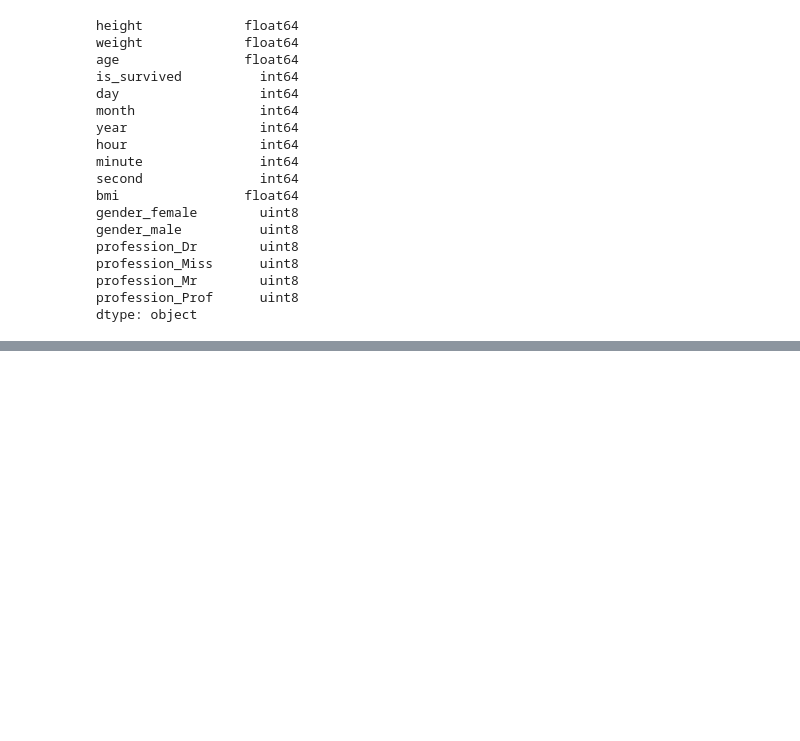
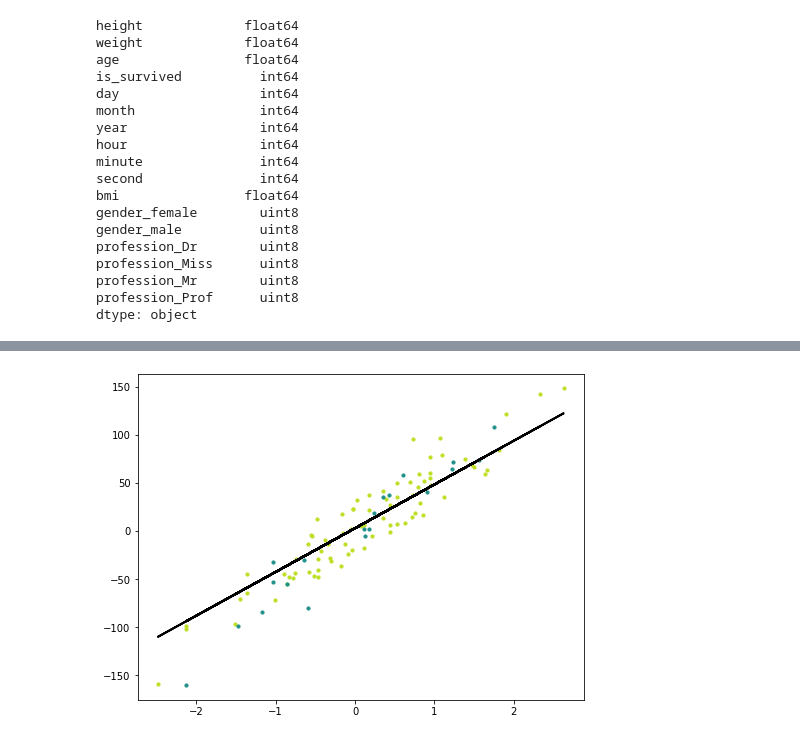
Before and after one commit to BastinRobin/ML101, a Jupyter notebook: notebooks/Feature Engineering - ML101.ipynb, the cells around one changed output, grey strips where cells are left out. Saved outputs shown, nothing was run; the diff lists cells and outputs as text; code cells hidden in the pictures; blank space fills up the shorter version.

Commit message:
Added: Model building

```diff
--- a/notebooks/Feature Engineering - ML101.ipynb
+++ b/notebooks/Feature Engineering - ML101.ipynb
@@ -440,0 +487,2 @@ dtype: object
+# %%
+data = pd.DataFrame({'age': age, 'height': height, 'weight': weight, 'survival': survival})
@@ -440,0 +556,4 @@ dtype: object
+# %%
+X = data[['weight', 'height', 'survival']]
+# %%
+y = data['age']
@@ -440,0 +710,13 @@ dtype: object
+# %%
+# calculate the spearmans's correlation between two variables
+from numpy.random import randn
+from numpy.random import seed
+from scipy.stats import spearmanr
+# seed random number generator
+seed(1)
+# prepare data
+data1 = 20 * randn(1000) + 100
+data2 = data1 + (10 * randn(1000) + 50)
+# calculate spearman's correlation
+corr, _ = spearmanr(data1, data2)
+print('Spearmans correlation: %.3f' % corr)
@@ -440,0 +725,79 @@ dtype: object
+# %%
+import numpy as np
+
+
+class LinearRegression:
+
+    def __init__(self, lr=0.001, n_iters=1000):
+        self.lr = lr
+        self.n_iters = n_iters
+        self.weights = None
+        self.bias = None
+
+
+    def fit(self, X, y):
+        '''
+        Fit method takes the features `X` and `y` target
+        build a linear model and calculate the weights and bias
+        dynamically using `dw` and `db` and update the weights
+        and bias using gradient descenting.
+        '''
+        n_samples, n_features = X.shape
+
+        # initalize the weights and bias
+        self.weights = np.zeros(n_features)
+        self.bias = 0
+
+
+        # Start the learn algorithm gradient descenting
+        for _ in range(self.n_iters):
+            y_predicted = np.dot(X, self.weights) + self.bias
+
+            # Compute the weights and bias dynamically
+            dw = (1 / n_samples) * np.dot(X.T, (y_predicted - y))
+            db = (1 / n_samples) * np.sum(y_predicted - y)
+
+            # Update the weights and bias with actual
+            self.weights -= self.lr * dw
+            self.bias -= self.lr * db
+
+
+    def predict(self, X):
+        y_predicted = np.dot(X, self.weights) + self.bias
+        return np.array(y_predicted)
+
+
+def mean_squared_error(y_true, y_pred):
+    return np.mean((y_true - y_pred)**2)
+
+
+
+from sklearn import datasets
+from sklearn.model_selection import train_test_split
+
+
+X, y = datasets.make_regression(n_samples=100, n_features=1, noise=20, random_state=6)
+
+
+# Lets split the dataset into 80 training and 20 testing examples
+X_train, X_test, y_train, y_test = train_test_split(X, y, test_size=0.2, random_state=1234)
+
+# Train the model using LinearRegression
+clf = LinearRegression(lr=0.001, n_iters=2000)
+clf.fit(X_train, y_train)
+prediction = clf.predict(X_test)
+
+mse = mean_squared_error(y_test, prediction)
+print("MSE", mse)
+
+
+import matplotlib.pyplot as plt
+
+y_prediction = clf.predict(X)
+cmap = plt.get_cmap('viridis')
+fig = plt.figure(figsize=(8, 6))
+m1 = plt.scatter(X_train, y_train, color=cmap(0.9), s=10)
+m1 = plt.scatter(X_test, y_test, color=cmap(0.5), s=10)
+plt.plot(X, y_prediction, color='black', linewidth=2, label='Prediction')
+plt.show()
+# %% [output]
@@ -440,0 +805 @@ dtype: object
+[figure, added]
```
Also changed, not shown: parts of 46 cells of this notebook.
